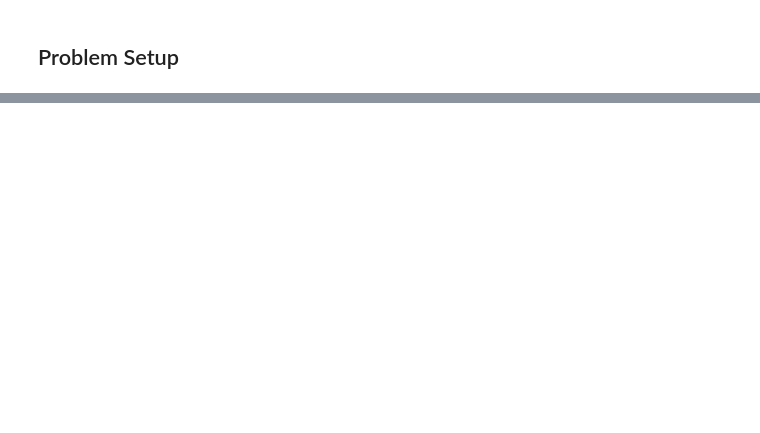
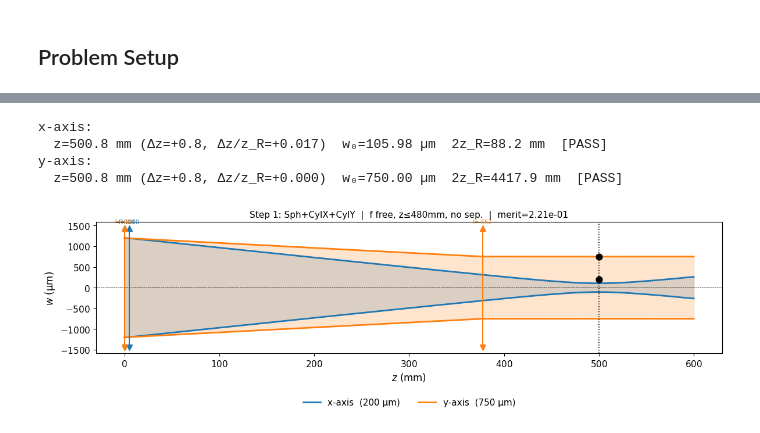
Before and after one commit to akihiko-shimura/gbeampro, a Jupyter notebook: gbeampro/examples/astigmatic_beam_shaping.ipynb, the cells around one changed output, grey strips where cells are left out. Saved outputs shown, nothing was run; the diff lists cells and outputs as text; code cells hidden in the pictures; blank space fills up the shorter version.

Commit message:
Update astigmatic_beam_shaping.ipynb: new beam params, Rayleigh-range waist tolerance
Co-Authored-By: Claude Sonnet 4.6 <noreply@anthropic.com>

```diff
--- a/gbeampro/examples/astigmatic_beam_shaping.ipynb
+++ b/gbeampro/examples/astigmatic_beam_shaping.ipynb
@@ -54,17 +83,0 @@ Combination: **Spherical + CylX + CylY**
-# %%
-lens_types = ['spherical', 'cyl_x', 'cyl_y']
-
-specs, residual = find_lens_system_astigmatic(
-    beam, Z_TARGET, WX_TARGET, WY_TARGET,
-    lens_types=lens_types,
-    f_bounds=None,
-    optimize_waist=True,
-    waist_weight=1.0,
-    min_lens_sep_mm=20.0,
-    maxiter=1000, popsize=15, tol=1e-12, seed=42,
-)
-
-sx, sy = build_xy_systems(beam, specs, Z_TARGET)
-wx = sx.trace(beam, dz=1.0)[-1].w_mm * 1e3
-wy = sy.trace(beam, dz=1.0)[-1].w_mm * 1e3
-print(f'wx={wx:.1f} µm  wy={wy:.1f} µm  rel.err²={residual:.2e}')
@@ -85,0 +132,11 @@ print(f"  err_y = {abs(wy - WY_TARGET*1e3)/(WY_TARGET*1e3)*100:.2f}%")
+# %%
+r1 = optimize_astigmatic(
+    beam, LENS_TYPES, operands,
+    f_bounds=(-1000, 1000),
+    z_max_mm=450.0,
+    min_lens_sep_mm=0.0,
+    algorithm='de',
+    maxiter=2000, popsize=20, seed=42,
+)
+print(f'merit = {r1.merit:.2e}')
+print_specs(r1)
@@ -85,0 +151,10 @@ print(f"  err_y = {abs(wy - WY_TARGET*1e3)/(WY_TARGET*1e3)*100:.2f}%")
+# %%
+plot_result(r1,
+    f'Step 1: Sph+CylX+CylY  |  f free, z≤480mm, no sep.  |  merit={r1.merit:.2e}')
+verify_waists(r1)
+# %% [output]
+x-axis:
+  z=500.8 mm (Δz=+0.8, Δz/z_R=+0.017)  w₀=105.98 µm  2z_R=88.2 mm  [PASS]
+y-axis:
+  z=500.8 mm (Δz=+0.8, Δz/z_R=+0.000)  w₀=750.00 µm  2z_R=4417.9 mm  [PASS]
+[figure, added]
```
Also changed, not shown: parts of 25 cells of this notebook.
